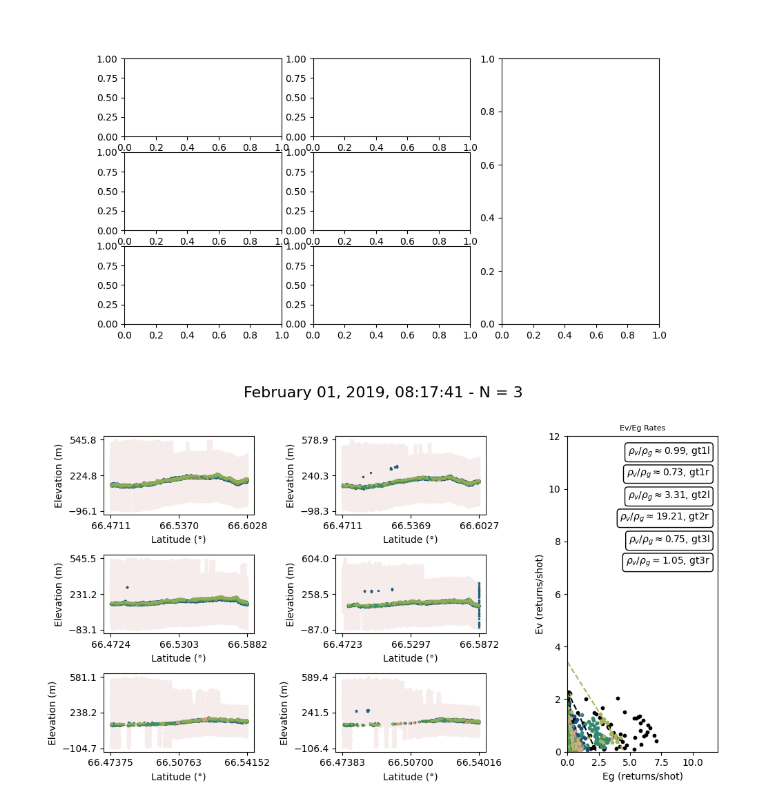
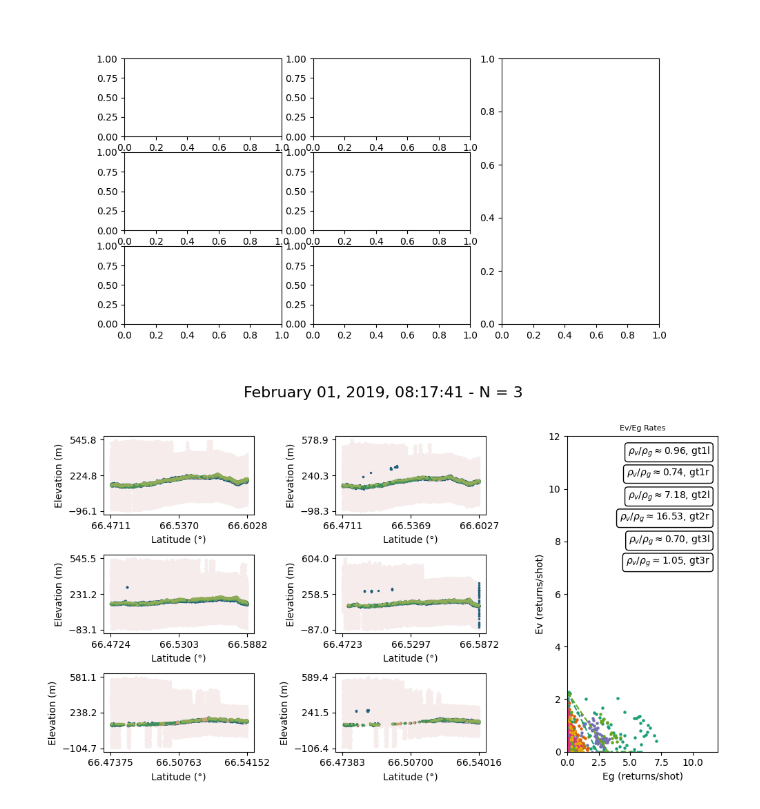
Before and after one commit to thomaslaraia/Snowstradamus, a Jupyter notebook: parallel_regression.ipynb, the cells around one changed output. Cells and saved outputs as stored; diff of their text form; code cells hidden in the pictures.

```diff
--- a/parallel_regression.ipynb
+++ b/parallel_regression.ipynb
@@ -15,7 +15,7 @@
 [figure]
 # %%
 from scripts.imports import os, glob, pdb, np, h5py, pd, xr, gpd, Proj, Transformer, CRS, \
-                        plt, cmap, Model, Data, ODR, datetime, rasterio, show, \
+                        plt, cmap, cmap2, Model, Data, ODR, datetime, rasterio, show, \
                         ccrs, cfeature
 from scripts.classes_fixed import *
 from scripts.pvpg_fixed import *
@@ -28,9 +28,9 @@ dirpath = '../data/rovaniemi_w/'
 all_ATL03, all_ATL08 = track_pairs(dirpath)
 N = len(all_ATL03)
 
-def pvpg_parallel(atl03path, atl08path,f_scale = .1, loss = 'arctan', bounds = ([-100, 0], [-1/100, 16]), file_index = None, res = residuals, model = model, rt = None, zeros=False):
+def pvpg_concise(atl03path, atl08path,f_scale = .1, loss = 'arctan', bounds = ([-100, 0], [-1/100, 16]), file_index = None, res = residuals, model = model, rt = None, zeros=False):
     """
-    Parallel regression of all tracks on a given overpass.
+    Regression of all tracks on a given overpass fit into a more concise visual representation
 
     atl03path - Path/to/ATL03/file
     atl08path - Path/to/matching/ATL08/file
@@ -39,8 +39,7 @@ def pvpg_parallel(atl03path, atl08path,f_scale = .1, loss = 'arctan', bounds = (
     bounds - bounds for slope of line and y-intercept in shape ([--,--],[--,--]), allowing us to restrict the regression to realistic values.
     file_index - Index of file if cycling through an array of filenames, displayed in figure titles for a given file. Allows us to easily pick out strange cases for investigation.
     res - Default holds the ODR residuals function to be used in least_squares(). Can hold adjusted residual functions as well.
-    x_guess - Initial guess for regression slope for each regression, default set to -1.
-    y_guess - Function used to produce initial guess for y_intercept, default set as highest Ev return in track.
+    model - model function to be used, e.g. params[0]*x + params[1]
     rt - this will trigger RANSAC regression, and is also equal to the residual threshold of the regression.
     """
 
@@ -100,36 +99,37 @@ def pvpg_parallel(atl03path, atl08path,f_scale = .1, loss = 'arctan', bounds = (
 
         if rt != None:
             a_guess, b_guess, ransac_model, inlier_mask = run_ransac(X, Y, loss=loss, rt=rt)
-            ax7.scatter(X,Y, s=10, label=f"{gt} - RANSAC", color=cmap(i/len(tracks)))
+            ax7.scatter(X,Y, s=5, label=f"{gt} - RANSAC", color=cmap2(i))
 
         else:
             a_guess, b_guess = odr(X, Y, res = res, init=init, loss=loss, bounds=bounds, f_scale=f_scale)
-            ax7.scatter(X,Y, s=10, label=f"{gt} - ODR", color=cmap(i/len(tracks)))
-        ax7.plot(np.array([0,12]), model([a_guess, b_guess], np.array([0,12])), label='Orthogonal Distance Regression', color=cmap(i/len(tracks)), linestyle='--', zorder=2)
+            ax7.scatter(X,Y, s=5, label=f"{gt} - ODR", color=cmap2(i))
+        ax7.plot(np.array([0,12]), model([a_guess, b_guess], np.array([0,12])), label='Orthogonal Distance Regression', color=cmap2(i), linestyle='--', zorder=2)
         ax7.annotate(r'$\rho_v/\rho_g \approx {:.2f}$, {}'.format(-a_guess, gt),
                        xy=(.95,.97-.07*i),
                        xycoords='axes fraction',
                        ha='right',
                        va='top',
                        bbox=dict(boxstyle="round,pad=0.3",
                                  edgecolor="black",
                                  facecolor="white"))
         i += 1
 
     ax7.set_title(f"Ev/Eg Rates", fontsize=8)
     ax7.set_xlabel('Eg (returns/shot)')
     ax7.set_ylabel('Ev (returns/shot)')
     ax7.set_xlim(0,12)
     ax7.set_ylim(0,12)
 
     plt.tight_layout(rect=[0, 0, 1, 0.97])  # Adjust the layout to make room for the suptitle
     plt.show()
     return
 
 for j in range(3,4):
-    pvpg_parallel(all_ATL03[j],all_ATL08[j],
+    pvpg_concise(all_ATL03[j],all_ATL08[j],
                            f_scale=.1,
                            loss = 'arctan',
-                           file_index=j)
+                           file_index=j,
+                           zeros = True)
 # %% [output]
-[figure, old version]
+[figure, new version]
```
Also changed, not shown: parts of 5 cells of this notebook, 3 other files.
